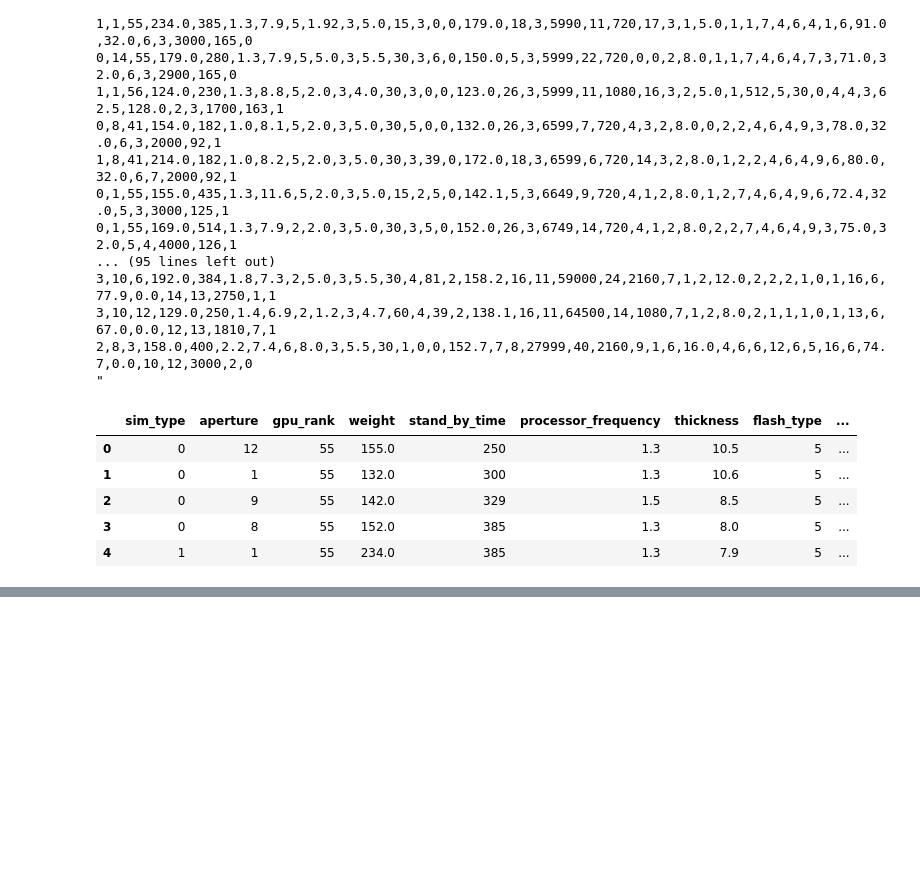
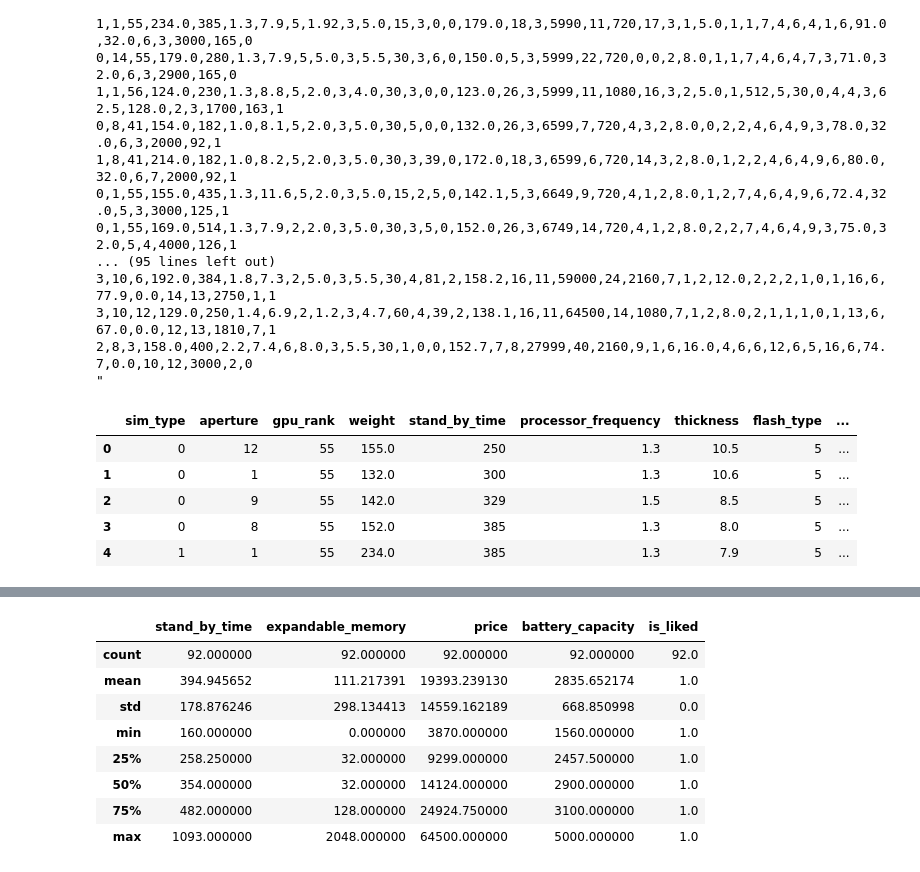
Before and after one commit to championballer/one-fourth-labs-deep-learning, a Jupyter notebook: Python Basics2/0209_Basics2.ipynb, the cells around one changed output, grey strips where cells are left out. Saved outputs shown, nothing was run; the diff lists cells and outputs as text; code cells hidden in the pictures; blank space fills up the shorter version.

```diff
--- a/Python Basics2/0209_Basics2.ipynb
+++ b/Python Basics2/0209_Basics2.ipynb
@@ -75,0 +171,2 @@ data.head()
+# %%
+data_thin = data[['stand_by_time','expandable_memory','price','battery_capacity','is_liked']]
@@ -75,0 +186,2 @@ data.head()
+# %%
+data_liked = data_thin[data_thin['is_liked']==1]
@@ -75,0 +222,12 @@ data.head()
+# %%
+data_liked.describe()
+# %% [output]
+|  | stand_by_time | expandable_memory | price | battery_capacity | is_liked |
+| count | 92.000000 | 92.000000 | 92.000000 | 92.000000 | 92.0 |
+| mean | 394.945652 | 111.217391 | 19393.239130 | 2835.652174 | 1.0 |
+| std | 178.876246 | 298.134413 | 14559.162189 | 668.850998 | 0.0 |
+| min | 160.000000 | 0.000000 | 3870.000000 | 1560.000000 | 1.0 |
+| 25% | 258.250000 | 32.000000 | 9299.000000 | 2457.500000 | 1.0 |
+| 50% | 354.000000 | 32.000000 | 14124.000000 | 2900.000000 | 1.0 |
+| 75% | 482.000000 | 128.000000 | 24924.750000 | 3100.000000 | 1.0 |
+| max | 1093.000000 | 2048.000000 | 64500.000000 | 5000.000000 | 1.0 |
```
Also changed, not shown: parts of 19 cells of this notebook.
